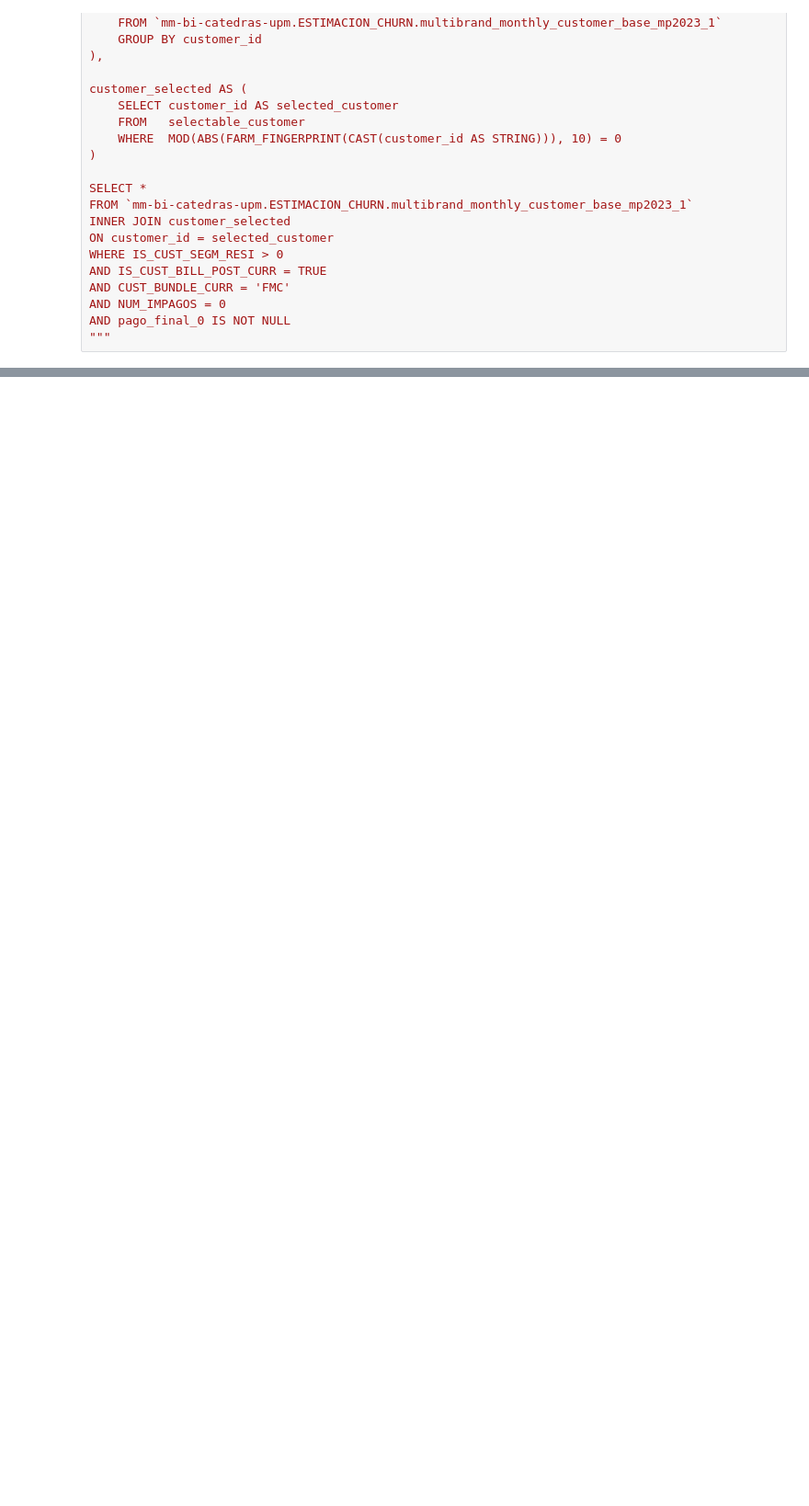
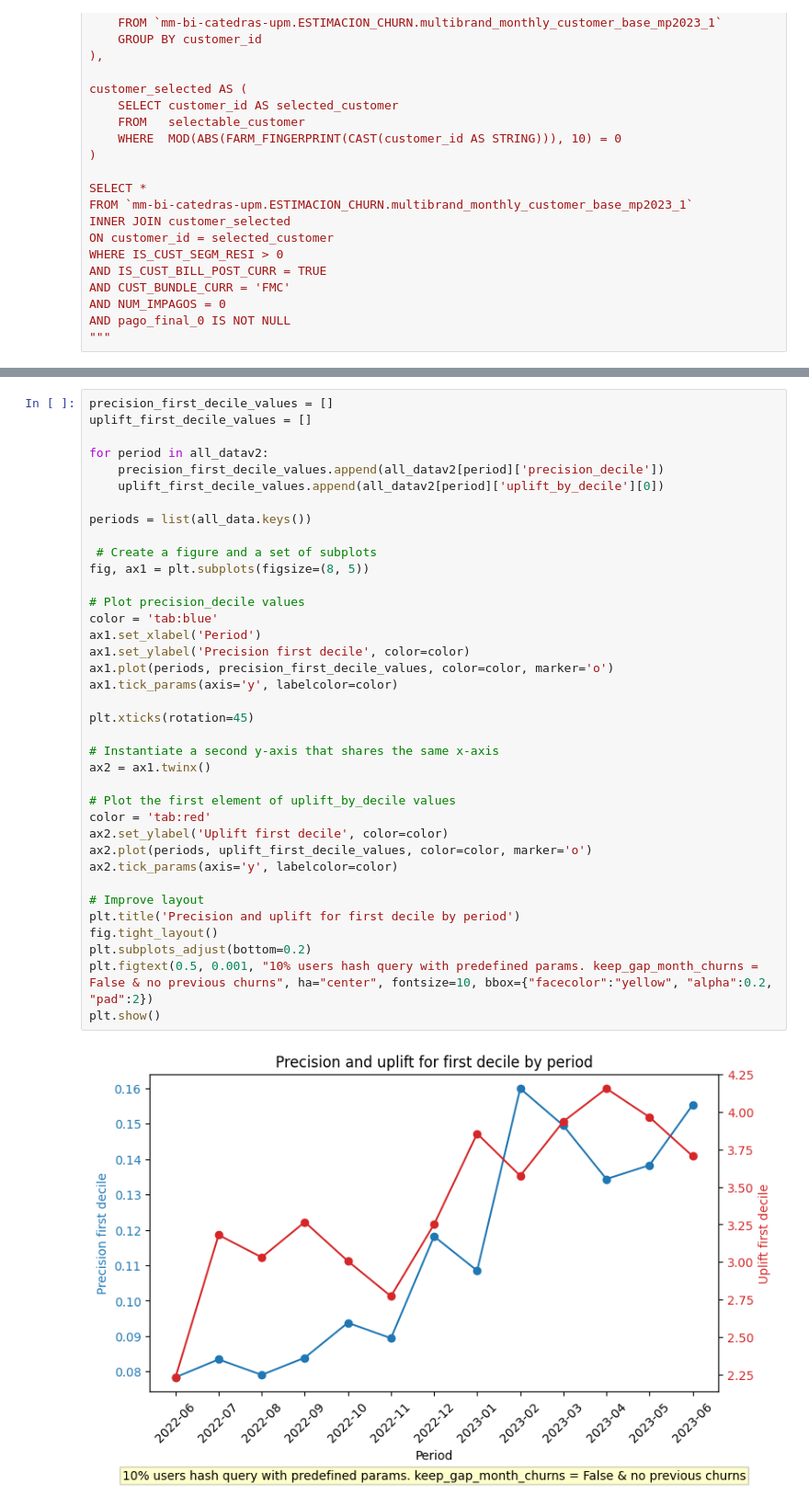
Before and after one commit to Zrive/zrive-ds-4q23-churn, a Jupyter notebook: src/eda/evaluation_metrics.ipynb, the cells around one changed output, grey strips where cells are left out. Shown at 92% size. Drawn from its saved outputs; the diff is of its cells as text; blank space fills up the shorter version.

```diff
--- a/src/eda/evaluation_metrics.ipynb
+++ b/src/eda/evaluation_metrics.ipynb
@@ -747,2 +686,41 @@ ValueError: Input data must be 2 dimensional and non empty.
+# %%
+precision_first_decile_values = []
+uplift_first_decile_values = []
+
+for period in all_datav2:
+    precision_first_decile_values.append(all_datav2[period]['precision_decile'])
+    uplift_first_decile_values.append(all_datav2[period]['uplift_by_decile'][0])
+
+periods = list(all_data.keys())
+
+ # Create a figure and a set of subplots
+fig, ax1 = plt.subplots(figsize=(8, 5))
+
+# Plot precision_decile values
+color = 'tab:blue'
+ax1.set_xlabel('Period')
+ax1.set_ylabel('Precision first decile', color=color)
+ax1.plot(periods, precision_first_decile_values, color=color, marker='o')
+ax1.tick_params(axis='y', labelcolor=color)
+
+plt.xticks(rotation=45)
+
+# Instantiate a second y-axis that shares the same x-axis
+ax2 = ax1.twinx()
+
+# Plot the first element of uplift_by_decile values
+color = 'tab:red'
+ax2.set_ylabel('Uplift first decile', color=color)
+ax2.plot(periods, uplift_first_decile_values, color=color, marker='o')
+ax2.tick_params(axis='y', labelcolor=color)
+
+# Improve layout
+plt.title('Precision and uplift for first decile by period')
+fig.tight_layout()
+plt.subplots_adjust(bottom=0.2)
+plt.figtext(0.5, 0.001, "10% users hash query with predefined params. keep_gap_month_churns = False & no previous churns", ha="center", fontsize=10, bbox={"facecolor":"yellow", "alpha":0.2, "pad":2})
+plt.show()
+# %% [output]
+[figure, added]
 # %%
 query = """
```
Also changed, not shown: parts of 37 cells of this notebook, 7 other files.
